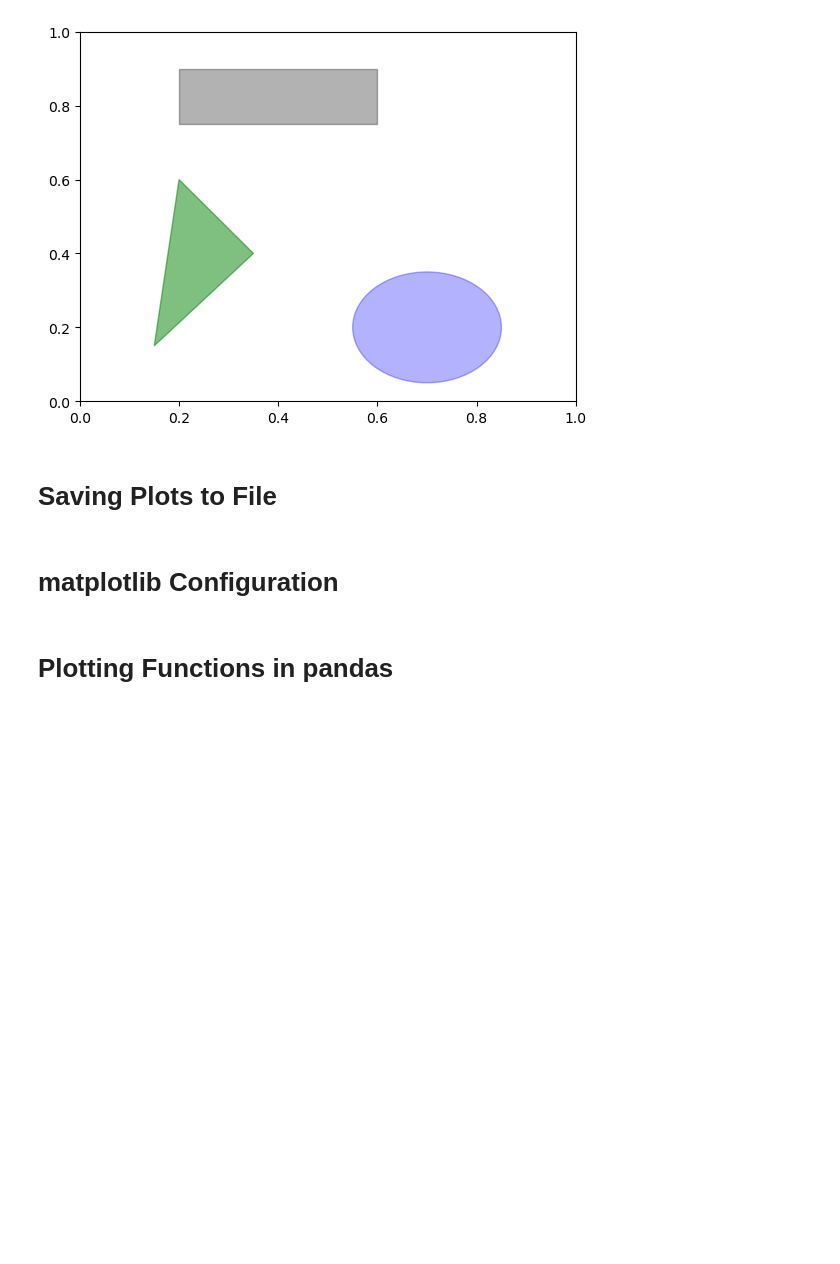
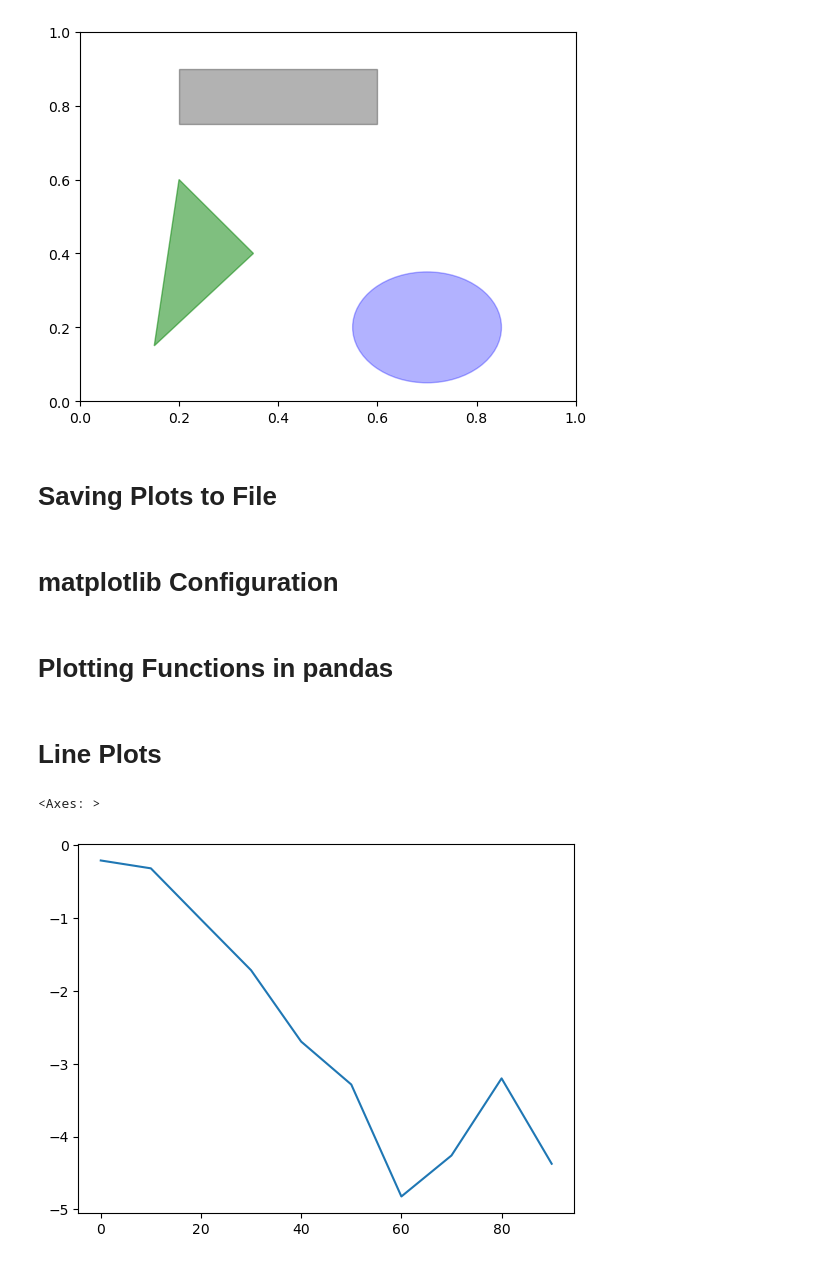
Before and after one commit to ArslanAmanov/Data-Science-Foundations-, a Jupyter notebook: Python for Data Analyses O'reilly_book/ch8_plotting_and_visualization.ipynb, the cells around one changed output. Drawn from its saved outputs; the diff is of its cells as text; code cells hidden in the pictures; blank space fills up the shorter version.

Commit message:
plots

```diff
--- a/Python for Data Analyses O'reilly_book/ch8_plotting_and_visualization.ipynb
+++ b/Python for Data Analyses O'reilly_book/ch8_plotting_and_visualization.ipynb
@@ -267,3 +267,17 @@ ax.add_patch(pgon)
 # In pandas we have row labels, column labels, and possibly grouping information.
 # This means that many kinds of fully - formed plots that would ordinarily require a lot of matplotlib code can be expressed in one or two concise statements.
 # Therefore, pandas has an increasing number of high-level plotting methods for creating standard visualizations that take advantage of how data is organized in DataFrame objects.
+# %% [markdown]
+# Line Plots
+# %%
+# Series and DataFrame each have a plot attribute for making some basic plot types.
+# By default, plot() makes line plots:
+import pandas as pd
+import numpy as np
+import matplotlib.pyplot as plt
+from numpy.random import randn
+s = pd.Series(np.random.randn(10).cumsum(), index=np.arange(0, 100, 10))
+s.plot()
+# %% [output]
+<Axes: >
+[figure, added]
```
Also changed, not shown: parts of 3 cells of this notebook.
